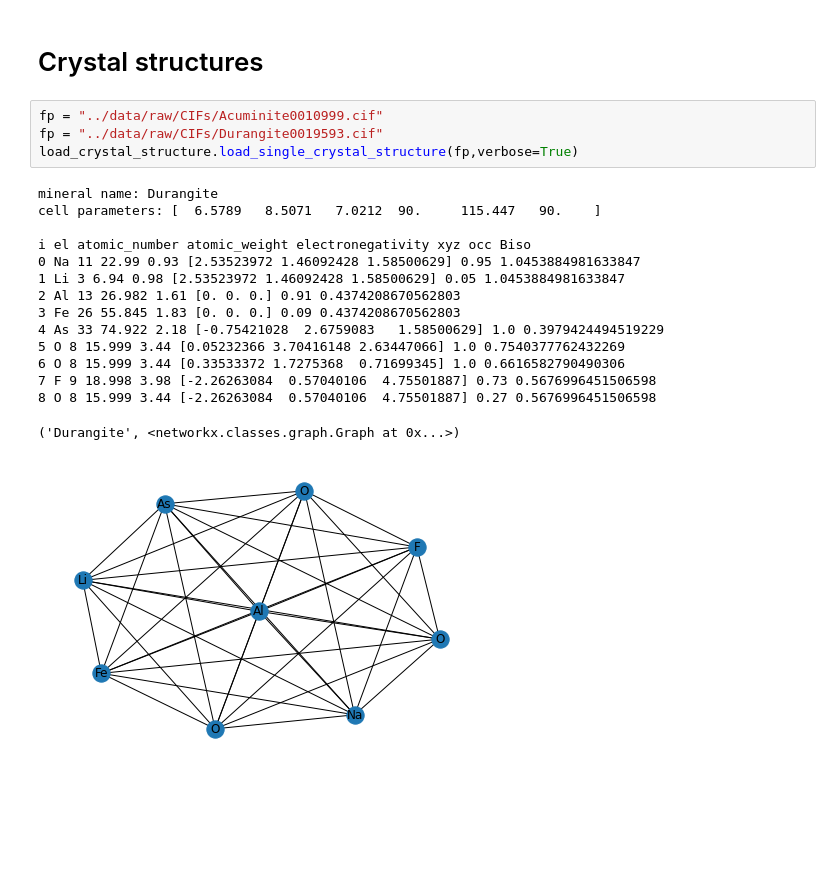
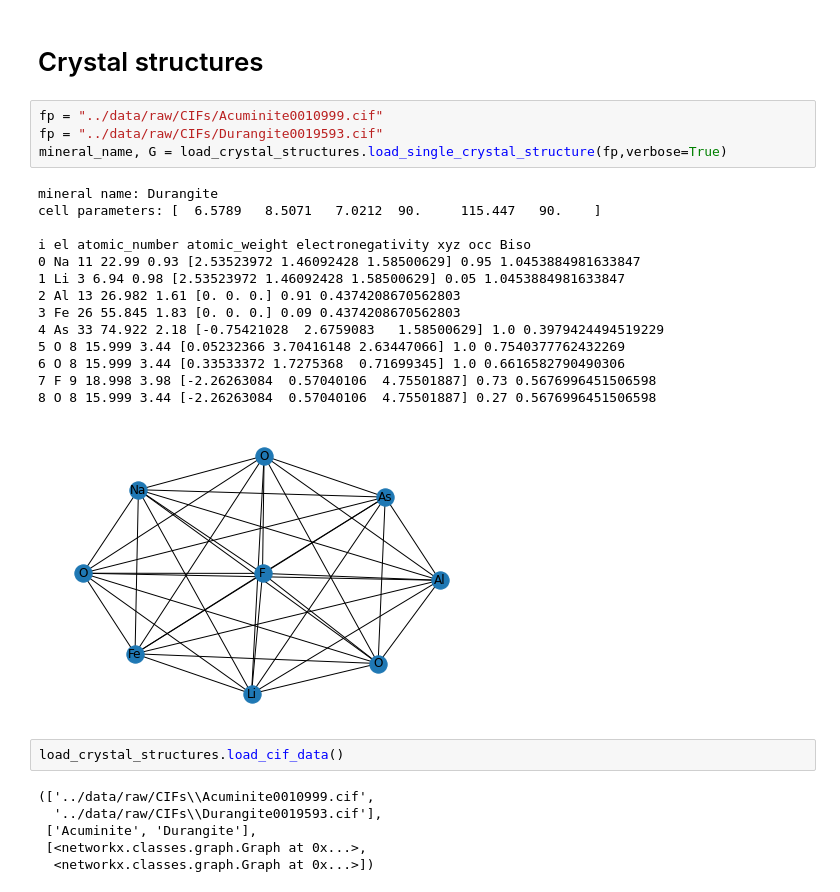
Before and after one commit to gordondowns/cs224w-project, a Jupyter notebook: notebooks/01_load_dataset.ipynb, the cells around one changed output. Cells and saved outputs as stored; diff of their text form; blank space fills up the shorter version.

Commit message:
load asymmetric units of a directory of CIFs (on Windows)

```diff
--- a/notebooks/01_load_dataset.ipynb
+++ b/notebooks/01_load_dataset.ipynb
@@ -52,20 +52,27 @@ minerals: {'Actinolite': 61, 'Adamite': 20, 'Aegirine': 26, 'Aenigmatite': 15, '
 # %%
 fp = "../data/raw/CIFs/Acuminite0010999.cif"
 fp = "../data/raw/CIFs/Durangite0019593.cif"
-load_crystal_structure.load_single_crystal_structure(fp,verbose=True)
+mineral_name, G = load_crystal_structures.load_single_crystal_structure(fp,verbose=True)
 # %% [output]
 mineral name: Durangite
 cell parameters: [  6.5789   8.5071   7.0212  90.     115.447   90.    ]
 
 i el atomic_number atomic_weight electronegativity xyz occ Biso
 0 Na 11 22.99 0.93 [2.53523972 1.46092428 1.58500629] 0.95 1.0453884981633847
 1 Li 3 6.94 0.98 [2.53523972 1.46092428 1.58500629] 0.05 1.0453884981633847
 2 Al 13 26.982 1.61 [0. 0. 0.] 0.91 0.4374208670562803
 3 Fe 26 55.845 1.83 [0. 0. 0.] 0.09 0.4374208670562803
 4 As 33 74.922 2.18 [-0.75421028  2.6759083   1.58500629] 1.0 0.3979424494519229
 5 O 8 15.999 3.44 [0.05232366 3.70416148 2.63447066] 1.0 0.7540377762432269
 6 O 8 15.999 3.44 [0.33533372 1.7275368  0.71699345] 1.0 0.6616582790490306
 7 F 9 18.998 3.98 [-2.26263084  0.57040106  4.75501887] 0.73 0.5676996451506598
 8 O 8 15.999 3.44 [-2.26263084  0.57040106  4.75501887] 0.27 0.5676996451506598
-('Durangite', <networkx.classes.graph.Graph at 0x...>)
-[figure, old version]
+[figure, new version]
+# %%
+load_crystal_structures.load_cif_data()
+# %% [output]
+(['../data/raw/CIFs\\Acuminite0010999.cif',
+  '../data/raw/CIFs\\Durangite0019593.cif'],
+ ['Acuminite', 'Durangite'],
+ [<networkx.classes.graph.Graph at 0x...>,
+  <networkx.classes.graph.Graph at 0x...>])
```
Also changed, not shown: parts of 1 cell of this notebook, 3 other files.
